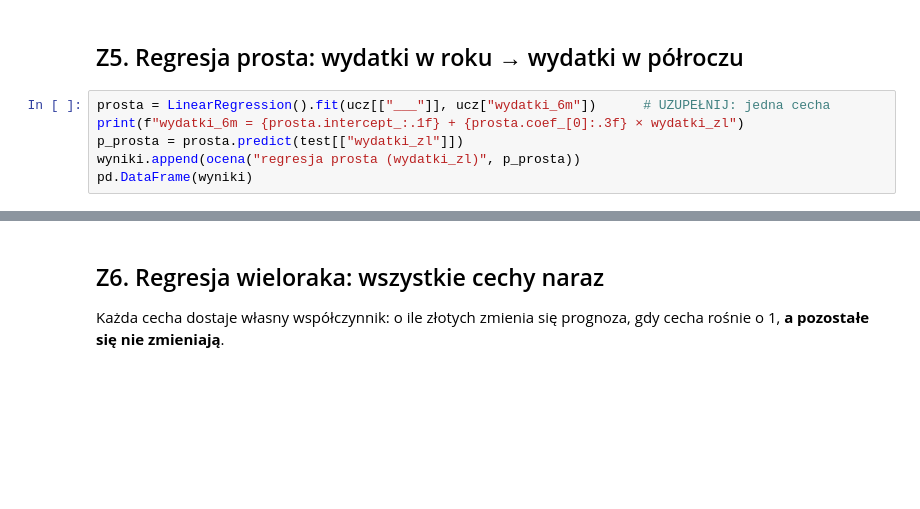
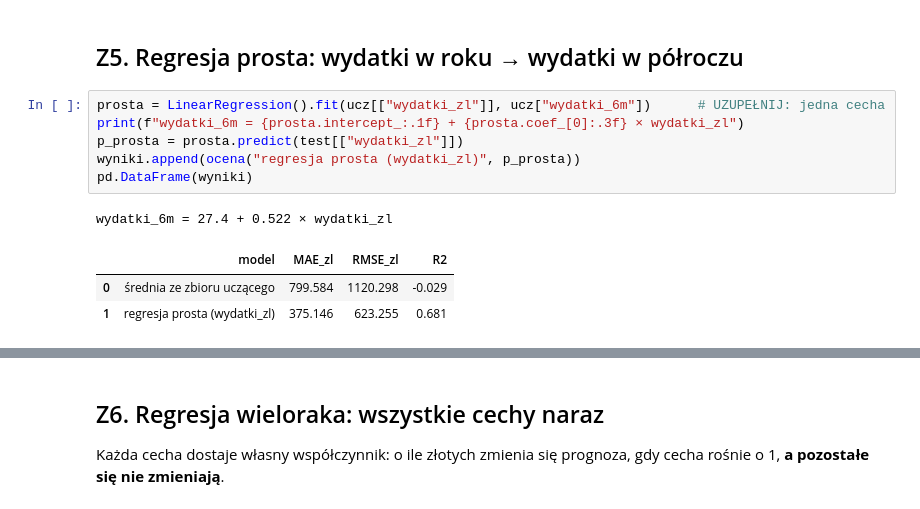
Before and after one commit to kejnokkk/lab8, a Jupyter notebook: lab8_student.ipynb, the cells around one changed output, grey strips where cells are left out. Saved outputs shown, nothing was run; the diff lists cells and outputs as text; blank space fills up the shorter version.

```diff
--- a/lab8_student.ipynb
+++ b/lab8_student.ipynb
@@ -108,11 +149,16 @@ pd.DataFrame(wyniki)
 # %% [markdown]
 ## Z5. Regresja prosta: wydatki w roku → wydatki w półroczu
 # %%
-prosta = LinearRegression().fit(ucz[["___"]], ucz["wydatki_6m"])      # UZUPEŁNIJ: jedna cecha
+prosta = LinearRegression().fit(ucz[["wydatki_zl"]], ucz["wydatki_6m"])      # UZUPEŁNIJ: jedna cecha
 print(f"wydatki_6m = {prosta.intercept_:.1f} + {prosta.coef_[0]:.3f} × wydatki_zl")
 p_prosta = prosta.predict(test[["wydatki_zl"]])
 wyniki.append(ocena("regresja prosta (wydatki_zl)", p_prosta))
 pd.DataFrame(wyniki)
+# %% [output]
+wydatki_6m = 27.4 + 0.522 × wydatki_zl
+|  | model | MAE_zl | RMSE_zl | R2 |
+| 0 | średnia ze zbioru uczącego | 799.584 | 1120.298 | -0.029 |
+| 1 | regresja prosta (wydatki_zl) | 375.146 | 623.255 | 0.681 |
 # %%
 # wykres błędów: czy model myli się tak samo dla małych i dużych klientów?
 plt.figure(figsize=(8, 4))
```
Also changed, not shown: parts of 22 cells of this notebook.
